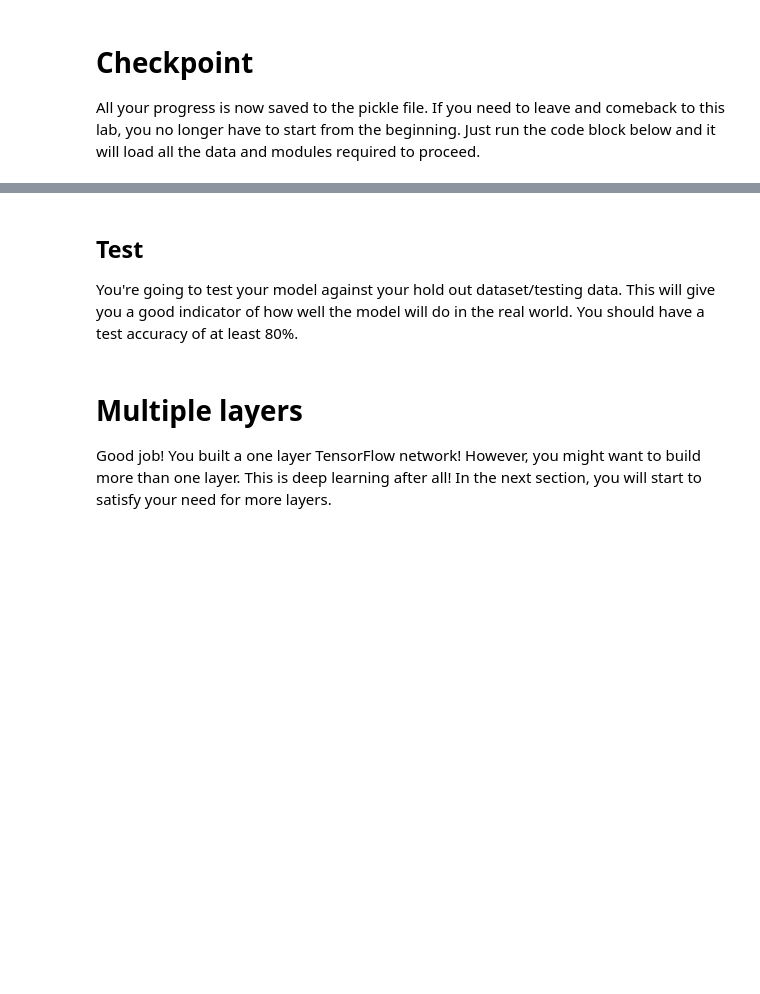
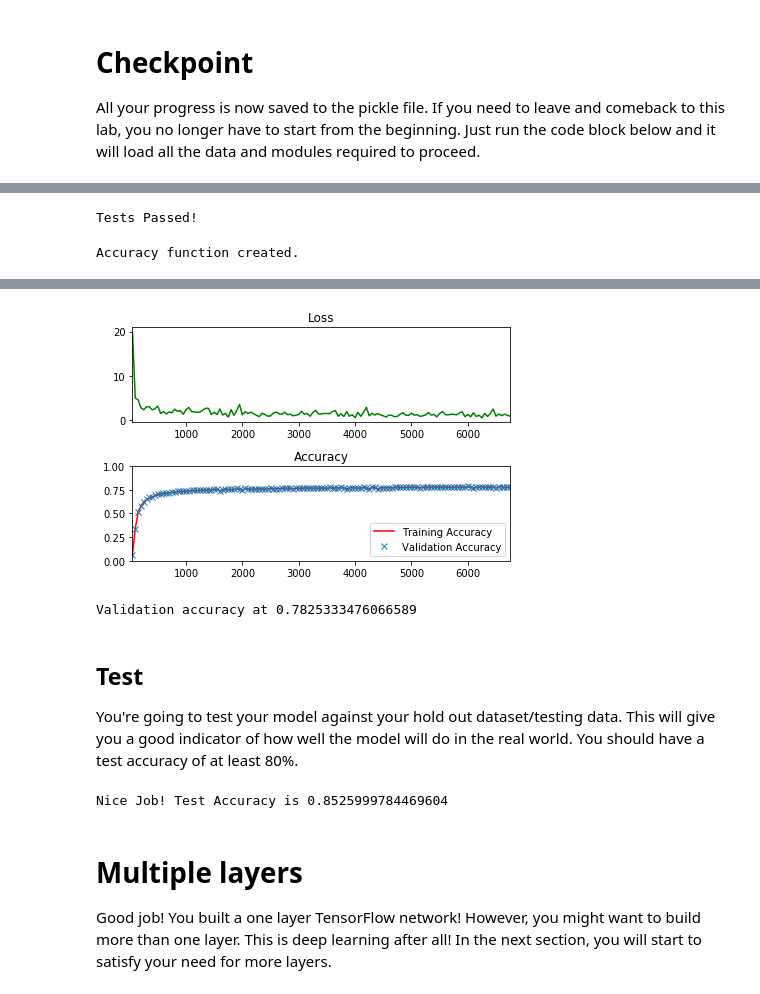
Before and after one commit to sonalagrawal7/DeepLearning-nanodegree-exercises, a Jupyter notebook: intro-to-tensorflow/intro_to_tensorflow.ipynb, the cells around one changed output, grey strips where cells are left out. Saved outputs shown, nothing was run; the diff lists cells and outputs as text; code cells hidden in the pictures; blank space fills up the shorter version.

Commit message:
feat: tensorflow project with notMNIST data/

```diff
--- a/intro-to-tensorflow/intro_to_tensorflow.ipynb
+++ b/intro-to-tensorflow/intro_to_tensorflow.ipynb
@@ -125,7 +127,11 @@ def normalize_grayscale(image_data):
     :return: Normalized image data
     """
     # TODO: Implement Min-Max scaling for grayscale image data
-
+    mn = 0.1
+    mx = 0.9
+    grayscale_min = 0
+    grayscale_max = 255
+    return mn + ( ( (image_data - grayscale_min)*(mx - mn) )/( grayscale_max - grayscale_min ) )
 
 ### DON'T MODIFY ANYTHING BELOW ###
 # Test Cases
@@ -251,13 +268,12 @@ features_count = 784
 labels_count = 10
 
 # TODO: Set the features and labels tensors
-# features =
-# labels =
+features = tf.placeholder(tf.float32)
+labels = tf.placeholder(tf.float32)
 
 # TODO: Set the weights and biases tensors
-# weights =
-# biases =
-
+weights = tf.Variable(tf.truncated_normal((features_count, labels_count)))
+biases = tf.Variable(tf.zeros(labels_count))
 
 
 ### DON'T MODIFY ANYTHING BELOW ###
@@ -312,6 +328,8 @@ with tf.Session() as session:
 assert not np.count_nonzero(biases_data), 'biases must be zeros'
 
 print('Tests Passed!')
+# %% [output]
+Tests Passed!
 # %%
 # Determine if the predictions are correct
 is_correct_prediction = tf.equal(tf.argmax(prediction, 1), tf.argmax(labels, 1))
@@ -319,6 +337,8 @@ is_correct_prediction = tf.equal(tf.argmax(prediction, 1), tf.argmax(labels, 1))
 accuracy = tf.reduce_mean(tf.cast(is_correct_prediction, tf.float32))
 
 print('Accuracy function created.')
+# %% [output]
+Accuracy function created.
 # %% [markdown]
 <img src="image/Learn_Rate_Tune_Image.png" style="height: 70%;width: 70%">
 ## Problem 3
@@ -349,11 +369,11 @@ The code will print out a Loss and Accuracy graph, so you can see how well the n
 *If you're having trouble solving problem 3, you can view the solution [here](intro_to_tensorflow_solution.ipynb).*
 # %%
 # Change if you have memory restrictions
-batch_size = 128
+batch_size = 64
 
 # TODO: Find the best parameters for each configuration
-# epochs =
-# learning_rate =
+epochs = 3
+learning_rate = 0.1
 
 
 
@@ -396,33 +416,36 @@ with tf.Session() as session:
             if not batch_i % log_batch_step:
                 # Calculate Training and Validation accuracy
                 training_accuracy = session.run(accuracy, feed_dict=train_feed_dict)
                 validation_accuracy = session.run(accuracy, feed_dict=valid_feed_dict)
 
                 # Log batches
                 previous_batch = batches[-1] if batches else 0
                 batches.append(log_batch_step + previous_batch)
                 loss_batch.append(l)
                 train_acc_batch.append(training_accuracy)
                 valid_acc_batch.append(validation_accuracy)
 
         # Check accuracy against Validation data
         validation_accuracy = session.run(accuracy, feed_dict=valid_feed_dict)
 
 loss_plot = plt.subplot(211)
 loss_plot.set_title('Loss')
 loss_plot.plot(batches, loss_batch, 'g')
 loss_plot.set_xlim([batches[0], batches[-1]])
 acc_plot = plt.subplot(212)
 acc_plot.set_title('Accuracy')
 acc_plot.plot(batches, train_acc_batch, 'r', label='Training Accuracy')
 acc_plot.plot(batches, valid_acc_batch, 'x', label='Validation Accuracy')
 acc_plot.set_ylim([0, 1.0])
 acc_plot.set_xlim([batches[0], batches[-1]])
 acc_plot.legend(loc=4)
 plt.tight_layout()
 plt.show()
 
 print('Validation accuracy at {}'.format(validation_accuracy))
+# %% [output]
+[figure, added]
+Validation accuracy at 0.7825333476066589
 # %% [markdown]
 ## Test
 You're going to test your model against your hold out dataset/testing data.  This will give you a good indicator of how well the model will do in the real world.  You should have a test accuracy of at least 80%.
@@ -457,6 +480,8 @@ with tf.Session() as session:
 
 assert test_accuracy >= 0.80, 'Test accuracy at {}, should be equal to or greater than 0.80'.format(test_accuracy)
 print('Nice Job! Test Accuracy is {}'.format(test_accuracy))
+# %% [output]
+Nice Job! Test Accuracy is 0.8525999784469604
 # %% [markdown]
 # Multiple layers
 Good job!  You built a one layer TensorFlow network!  However, you might want to build more than one layer.  This is deep learning after all!  In the next section, you will start to satisfy your need for more layers.
```
Also changed, not shown: parts of 6 cells of this notebook.
